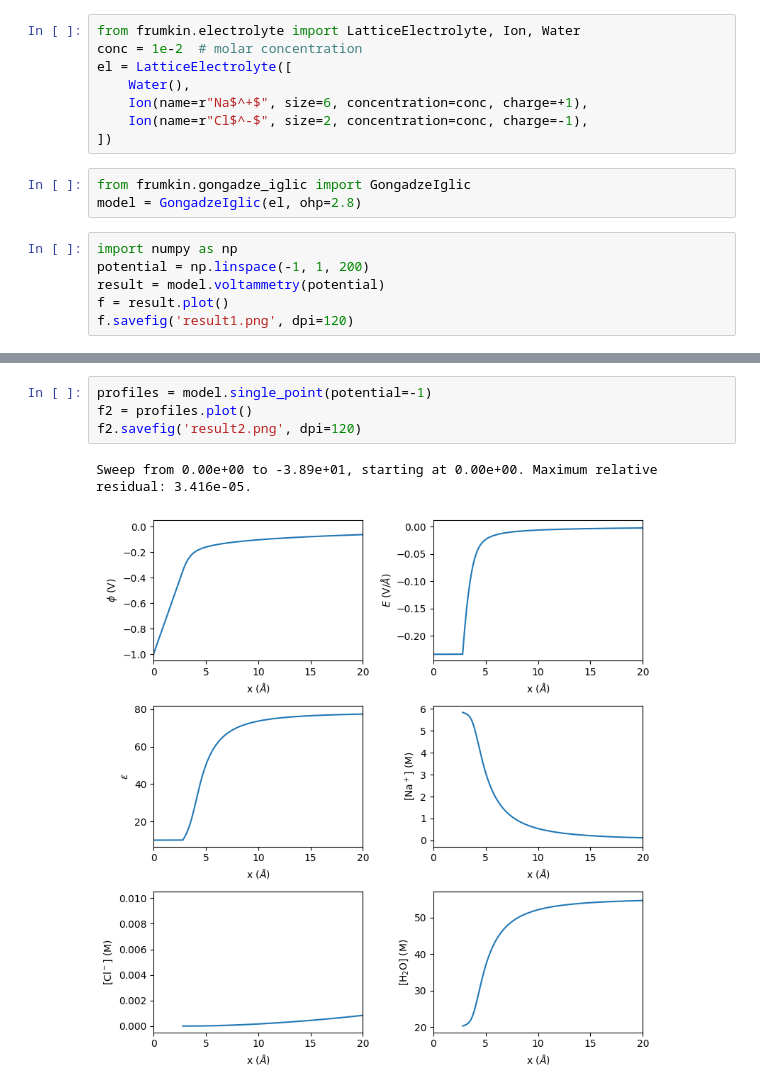
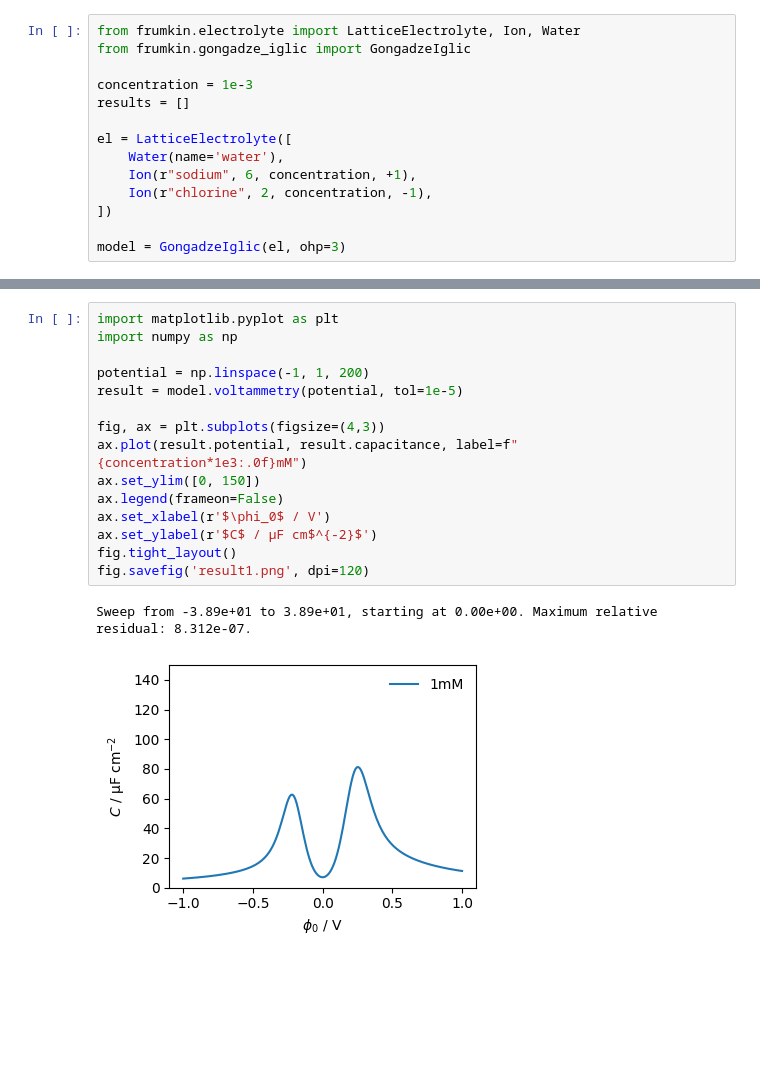
Before and after one commit to lucasdekam/frumkin, a Jupyter notebook: examples/minimal.ipynb, the cells around one changed output, grey strips where cells are left out. Saved outputs shown, nothing was run; the diff lists cells and outputs as text; blank space fills up the shorter version.

```diff
--- a/examples/minimal.ipynb
+++ b/examples/minimal.ipynb
@@ -1,17 +1,14 @@
 # %%
 from frumkin.electrolyte import LatticeElectrolyte, Ion, Water
-conc = 1e-2  # molar concentration
+from frumkin.gongadze_iglic import GongadzeIglic
+
+concentration = 1e-3
+results = []
+
 el = LatticeElectrolyte([
-    Water(),
-    Ion(name=r"Na$^+$", size=6, concentration=conc, charge=+1),
-    Ion(name=r"Cl$^-$", size=2, concentration=conc, charge=-1),
+    Water(name='water'),
+    Ion(r"sodium", 6, concentration, +1),
+    Ion(r"chlorine", 2, concentration, -1),
 ])
+
+model = GongadzeIglic(el, ohp=3)
-# %%
-from frumkin.gongadze_iglic import GongadzeIglic
-model = GongadzeIglic(el, ohp=2.8)
-# %%
-import numpy as np
-potential = np.linspace(-1, 1, 200)
-result = model.voltammetry(potential)
-f = result.plot()
-f.savefig('result1.png', dpi=120)
@@ -21,7 +15,18 @@ Sweep from -3.89e+01 to 3.89e+01, starting at 0.00e+00. Maximum relative residua
-# %%
-profiles = model.single_point(potential=-1)
-f2 = profiles.plot()
-f2.savefig('result2.png', dpi=120)
-# %% [output]
-Sweep from 0.00e+00 to -3.89e+01, starting at 0.00e+00. Maximum relative residual: 3.416e-05.
-[figure, removed]
+# %%
+import matplotlib.pyplot as plt
+import numpy as np
+
+potential = np.linspace(-1, 1, 200)
+result = model.voltammetry(potential, tol=1e-5)
+
+fig, ax = plt.subplots(figsize=(4,3))
+ax.plot(result.potential, result.capacitance, label=f"{concentration*1e3:.0f}mM")
+ax.set_ylim([0, 150])
+ax.legend(frameon=False)
+ax.set_xlabel(r'$\phi_0$ / V')
+ax.set_ylabel(r'$C$ / μF cm$^{-2}$')
+fig.tight_layout()
+fig.savefig('result1.png', dpi=120)
+# %% [output]
+Sweep from -3.89e+01 to 3.89e+01, starting at 0.00e+00. Maximum relative residual: 8.312e-07.
+[figure, added]
```
Also changed, not shown: parts of 2 cells of this notebook, 6 other files.
